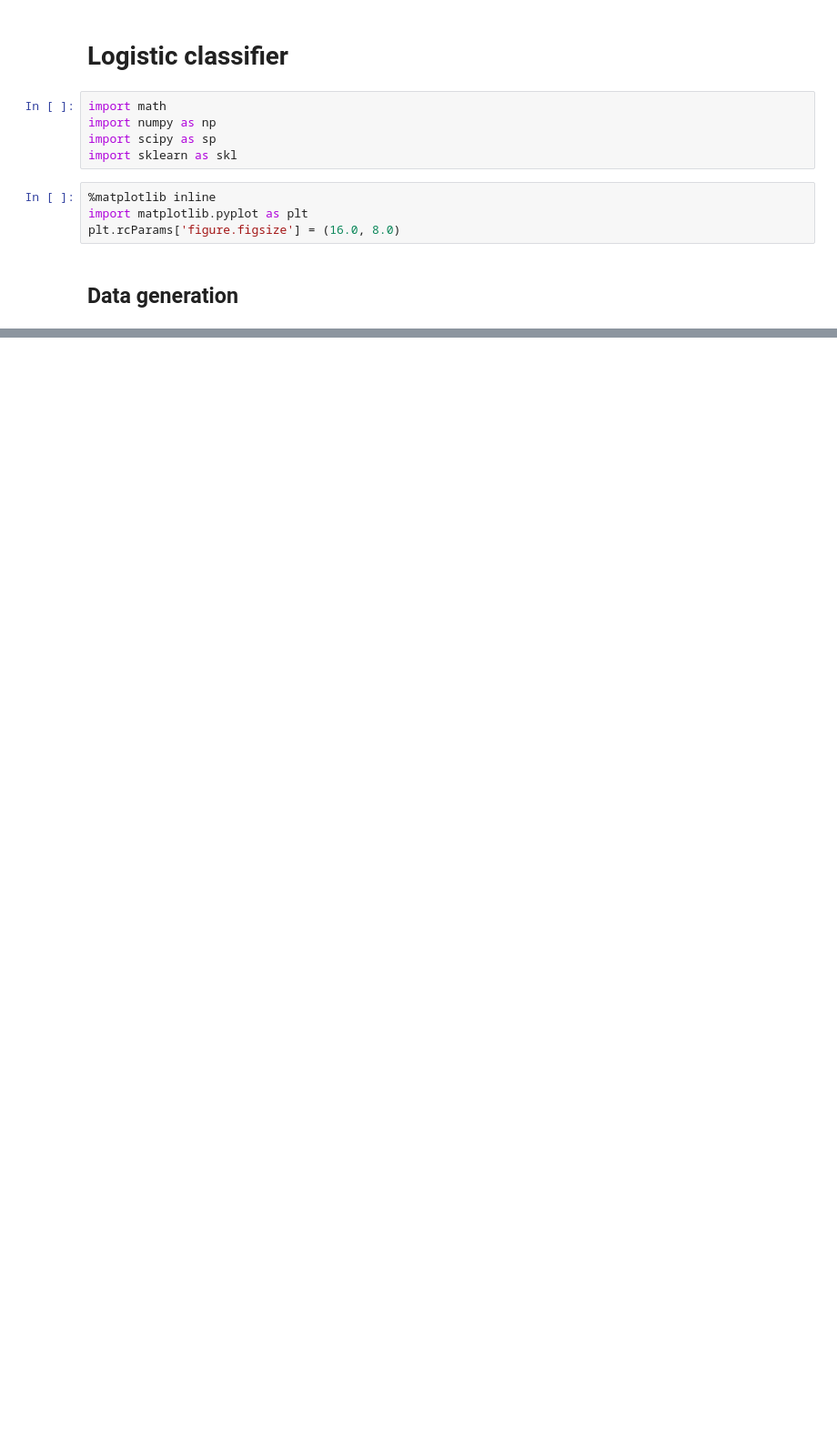
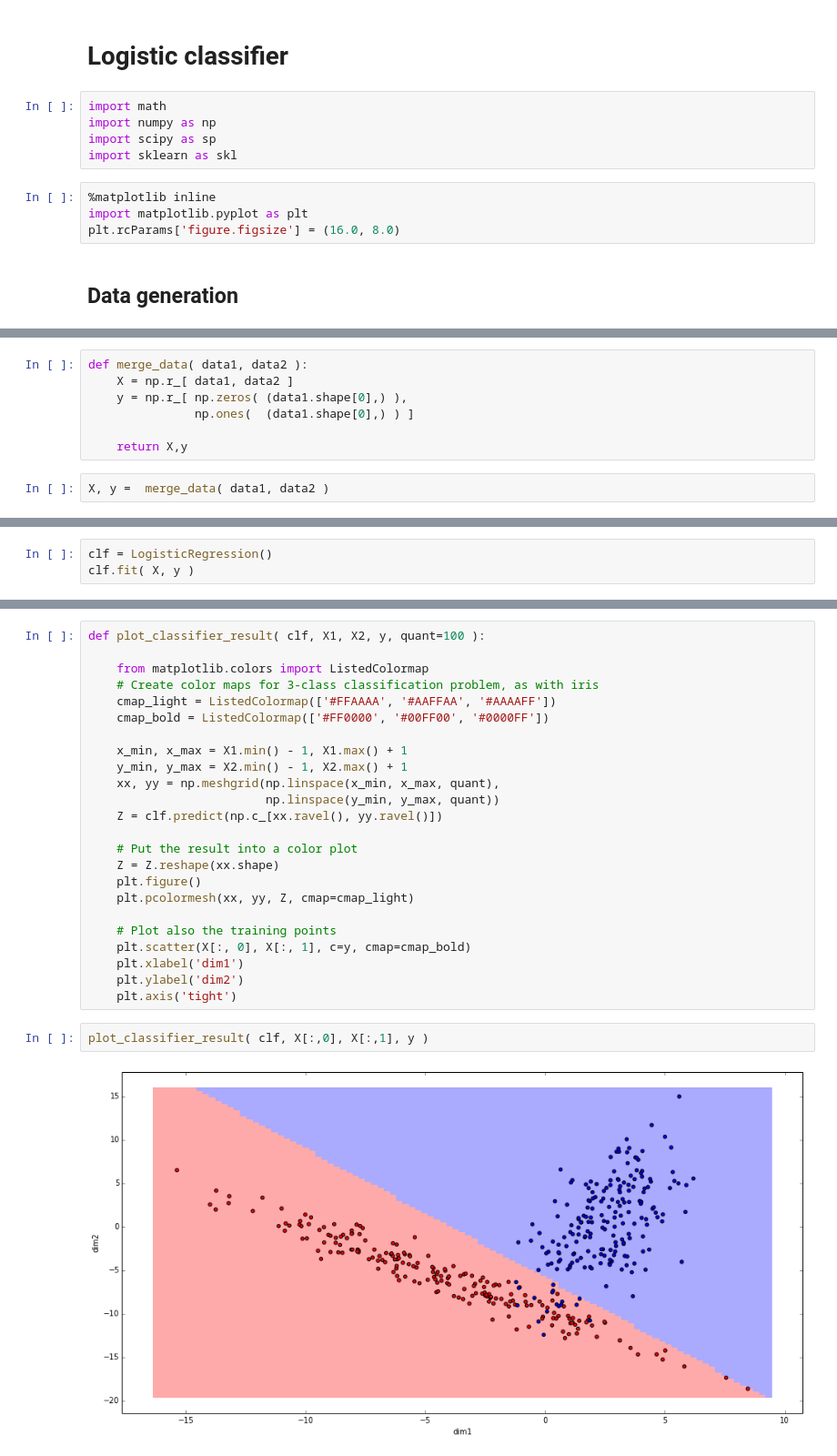
Before and after one commit to matttrent/machine-learning, a Jupyter notebook: logistic-classifier.ipynb, the cells around one changed output, grey strips where cells are left out. Shown at 91% size. Saved outputs shown, nothing was run; the diff lists cells and outputs as text; blank space fills up the shorter version.

```diff
--- a/logistic-classifier.ipynb
+++ b/logistic-classifier.ipynb
@@ -67,0 +59,9 @@ plt.axes?
+# %%
+def merge_data( data1, data2 ):
+    X = np.r_[ data1, data2 ]
+    y = np.r_[ np.zeros( (data1.shape[0],) ),
+               np.ones(  (data1.shape[0],) ) ]
+
+    return X,y
+# %%
+X, y =  merge_data( data1, data2 )
@@ -67,0 +79,3 @@ plt.axes?
+# %%
+clf = LogisticRegression()
+clf.fit( X, y )
@@ -67,0 +87,28 @@ plt.axes?
+# %%
+def plot_classifier_result( clf, X1, X2, y, quant=100 ):
+
+    from matplotlib.colors import ListedColormap
+    # Create color maps for 3-class classification problem, as with iris
+    cmap_light = ListedColormap(['#FFAAAA', '#AAFFAA', '#AAAAFF'])
+    cmap_bold = ListedColormap(['#FF0000', '#00FF00', '#0000FF'])
+
+    x_min, x_max = X1.min() - 1, X1.max() + 1
+    y_min, y_max = X2.min() - 1, X2.max() + 1
+    xx, yy = np.meshgrid(np.linspace(x_min, x_max, quant),
+                         np.linspace(y_min, y_max, quant))
+    Z = clf.predict(np.c_[xx.ravel(), yy.ravel()])
+
+    # Put the result into a color plot
+    Z = Z.reshape(xx.shape)
+    plt.figure()
+    plt.pcolormesh(xx, yy, Z, cmap=cmap_light)
+
+    # Plot also the training points
+    plt.scatter(X[:, 0], X[:, 1], c=y, cmap=cmap_bold)
+    plt.xlabel('dim1')
+    plt.ylabel('dim2')
+    plt.axis('tight')
+# %%
+plot_classifier_result( clf, X[:,0], X[:,1], y )
+# %% [output]
+[figure, added]
```
Also changed, not shown: parts of 20 cells of this notebook.
